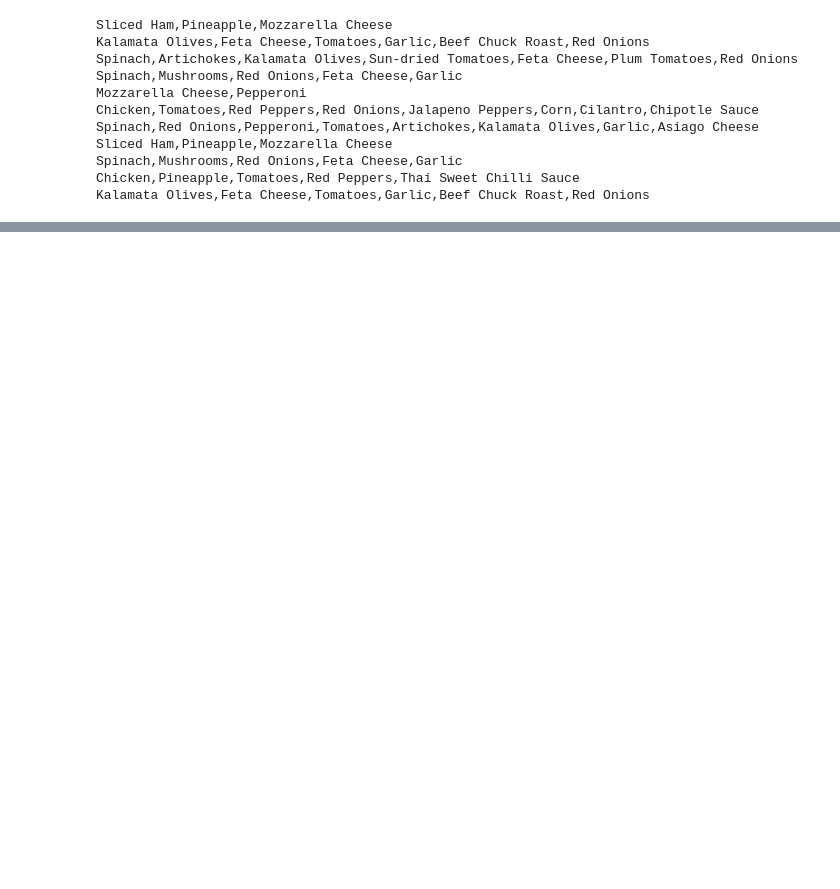
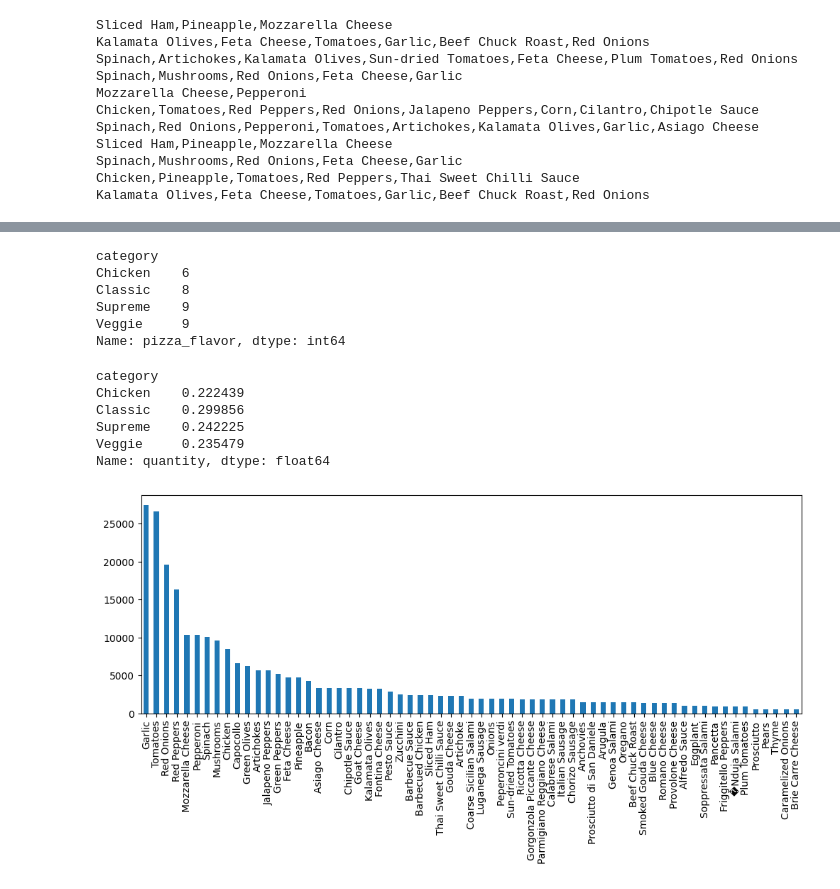
Before and after one commit to CCNY-Analytics-and-Quant/DA-Business-Analytics-2023, a Jupyter notebook: for-practice-purposes/practicing_pandas.ipynb, the cells around one changed output, grey strips where cells are left out. Drawn from its saved outputs; the diff is of its cells as text; code cells hidden in the pictures; blank space fills up the shorter version.

```diff
--- a/for-practice-purposes/practicing_pandas.ipynb
+++ b/for-practice-purposes/practicing_pandas.ipynb
@@ -124,0 +116,41 @@ df # checking if the one-hot encoding worked #Mozzarella Cheese Mozzarella Chees
+# %%
+unique_flavors_per_category = df.groupby('category')['pizza_flavor'].nunique()
+unique_flavors_per_category
+
+# distribution of flavors per category, veggie and supreme has the most variety
+
+# Case 1: Higher Variety of pizzas can lead to higher sales
+# but this may not be the case, as veggie and supreme
+# has the highest variety but not the highest sales
+
+#   - this may be due to the fact that veggie and supreme are more expensive
+#   - this may be due to the fact that veggie and supreme are less popular
+#   - this may be due to the fact that veggie and supreme are not as good as classic
+
+# Check if price for supreme and veggie is higher than classic, then reduce the price
+# to see if sales increase
+
+# if price for supreme and veggie is lower/equal than classic, then the pizza's not as good
+# and needs less variety
+# %% [output]
+category
+Chicken    6
+Classic    8
+Supreme    9
+Veggie     9
+Name: pizza_flavor, dtype: int64
+# %%
+df.groupby(df['category'])['quantity'].count() / df['quantity'].count()
+# percentage of each category in the total sales, seems balanced but classic is the most popular
+# %% [output]
+category
+Chicken    0.222439
+Classic    0.299856
+Supreme    0.242225
+Veggie     0.235479
+Name: quantity, dtype: float64
+# %%
+ing_list_ordered = ingredients.sum().sort_values(ascending=False)
+ingred_plot = ing_list_ordered.plot(kind='bar', figsize=(12, 4))
+# %% [output]
+[figure, added]
```
Also changed, not shown: parts of 10 cells of this notebook.
